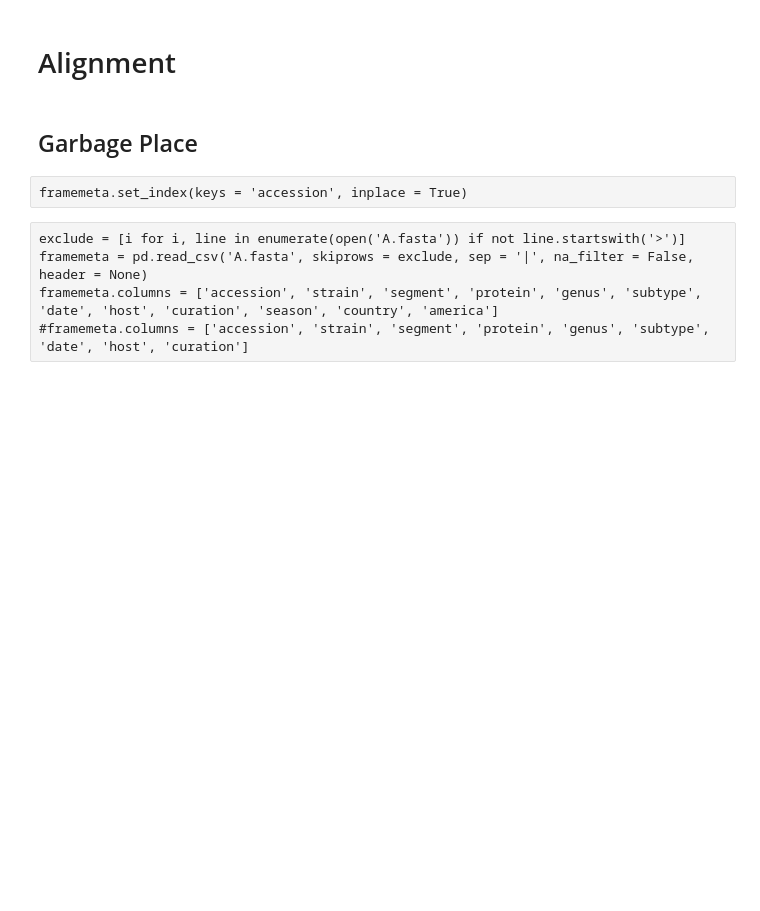
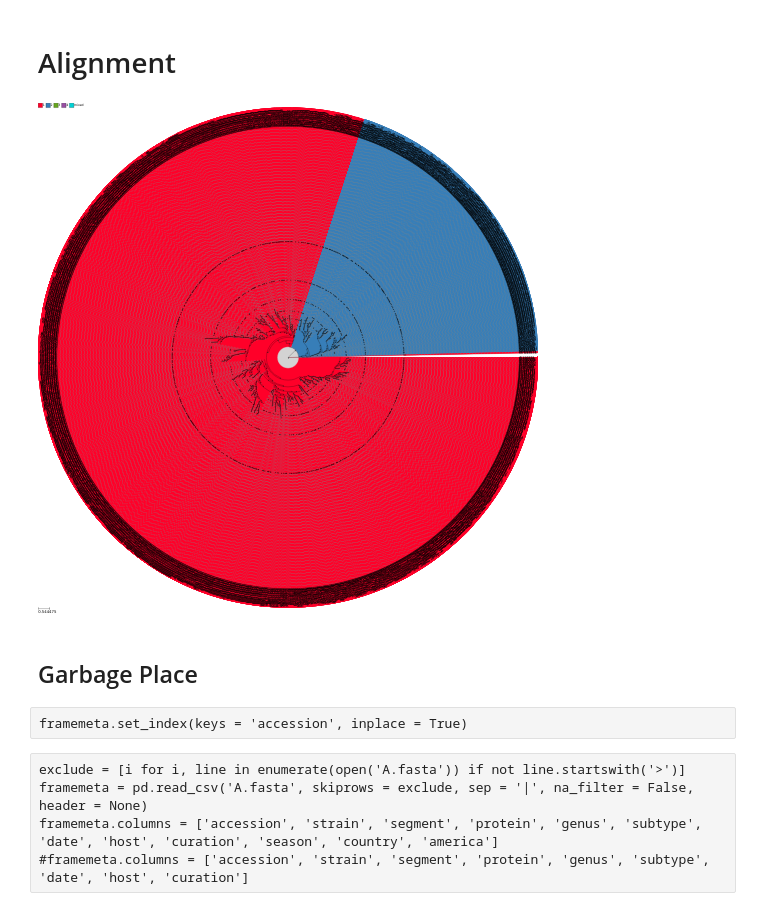
Before and after one commit to ahenoch/FluClust, a Jupyter notebook: Tree.ipynb, the cells around one changed output. Drawn from its saved outputs; the diff is of its cells as text; code cells hidden in the pictures; blank space fills up the shorter version.

```diff
--- a/Tree.ipynb
+++ b/Tree.ipynb
@@ -230,3 +232,14 @@ stdout, stderr = mafft_cline()
 align = AlignIO.read(StringIO(stdout), "fasta")
 # %%
 _ = AlignIO.write(align, "test.msa", "fasta")
+# %%
+tree = Tree('test.fasta.tree')
+feature = 'type'
+rownumber = 1
+listcolor = [
+    '#FF0029','#377EB8','#66A61E','#984EA3','#00D2D5',
+    '#FF7F00','#AF8D00','#7F80CD','#B3E900','#C42E60',
+    '#A65628','#F781BF','#8DD3C7','#BEBADA','#FB8072',
+    '#80B1D3','#FDB462','#FCCDE5','#99A893','#EED5D2',
+    '#3F00FF','#DABF86'
+]
@@ -233,3 +292,8 @@ _ = AlignIO.write(align, "test.msa", "fasta")
+# %%
+tree.render(file_name = '%%inline', tree_style = ts, w = 500)
+#tree.render(file_name = 'test.pdf', tree_style = ts, w = 5000)
+# %% [output]
+[figure, added]
 # %% [markdown]
 ## Garbage Place
 # %% [raw]
```
Also changed, not shown: parts of 10 cells of this notebook.
